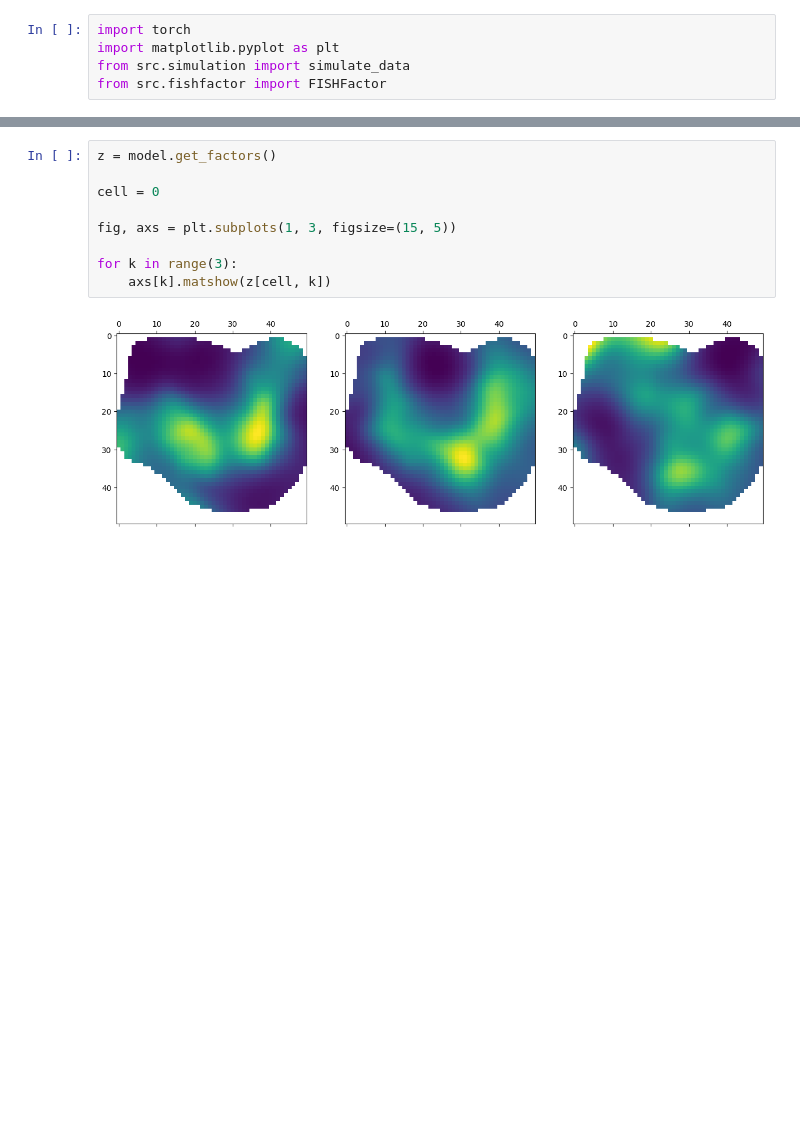
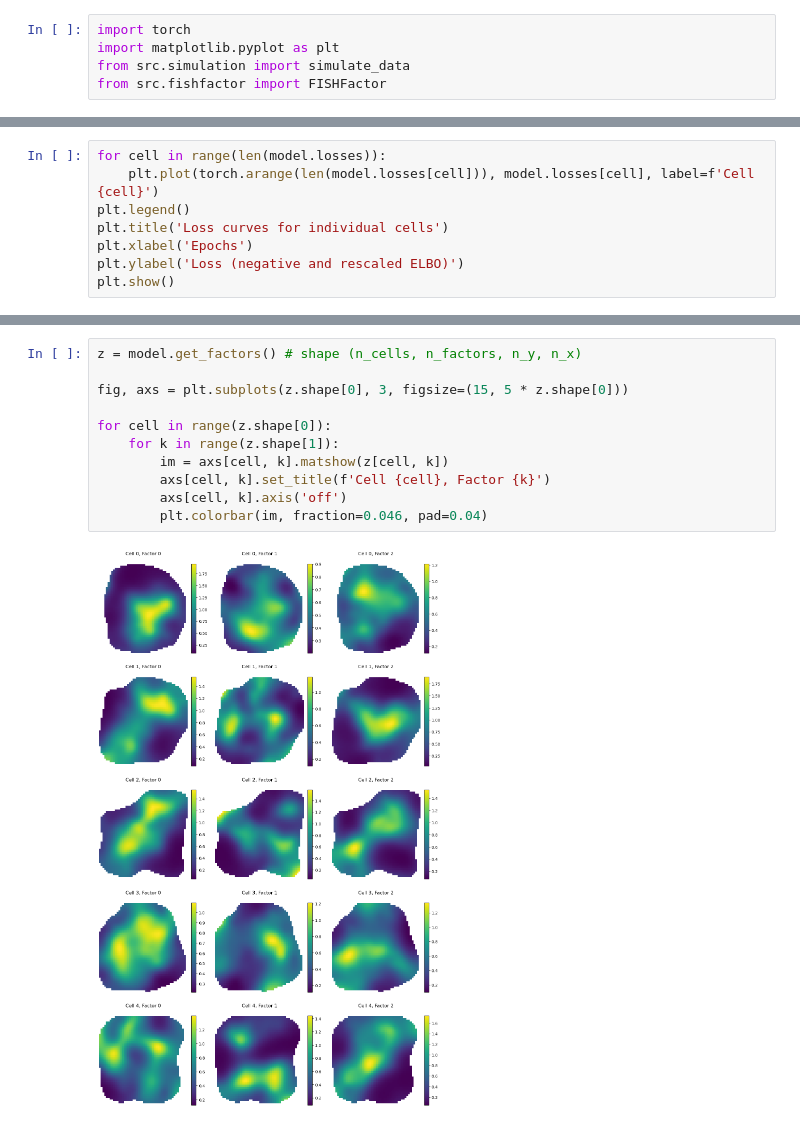
Before and after one commit to bioFAM/FISHFactor, a Jupyter notebook: fishfactor_demo.ipynb, the cells around one changed output, grey strips where cells are left out. Cells and saved outputs as stored; diff of their text form; blank space fills up the shorter version.

Commit message:
clean notebooks, add factors

```diff
--- a/fishfactor_demo.ipynb
+++ b/fishfactor_demo.ipynb
@@ -82,0 +67,8 @@ plt.matshow(w.T)
+# %%
+for cell in range(len(model.losses)):
+    plt.plot(torch.arange(len(model.losses[cell])), model.losses[cell], label=f'Cell {cell}')
+plt.legend()
+plt.title('Loss curves for individual cells')
+plt.xlabel('Epochs')
+plt.ylabel('Loss (negative and rescaled ELBO)')
+plt.show()
@@ -83,11 +90,13 @@ plt.matshow(w.T)
 # %%
-z = model.get_factors()
+z = model.get_factors() # shape (n_cells, n_factors, n_y, n_x)
 
-cell = 0
+fig, axs = plt.subplots(z.shape[0], 3, figsize=(15, 5 * z.shape[0]))
 
-fig, axs = plt.subplots(1, 3, figsize=(15, 5))
-
-for k in range(3):
-    axs[k].matshow(z[cell, k])
+for cell in range(z.shape[0]):
+    for k in range(z.shape[1]):
+        im = axs[cell, k].matshow(z[cell, k])
+        axs[cell, k].set_title(f'Cell {cell}, Factor {k}')
+        axs[cell, k].axis('off')
+        plt.colorbar(im, fraction=0.046, pad=0.04)
 # %% [output]
-[figure, old version]
+[figure, new version]
```
Also changed, not shown: parts of 9 cells of this notebook, 58 other files.
